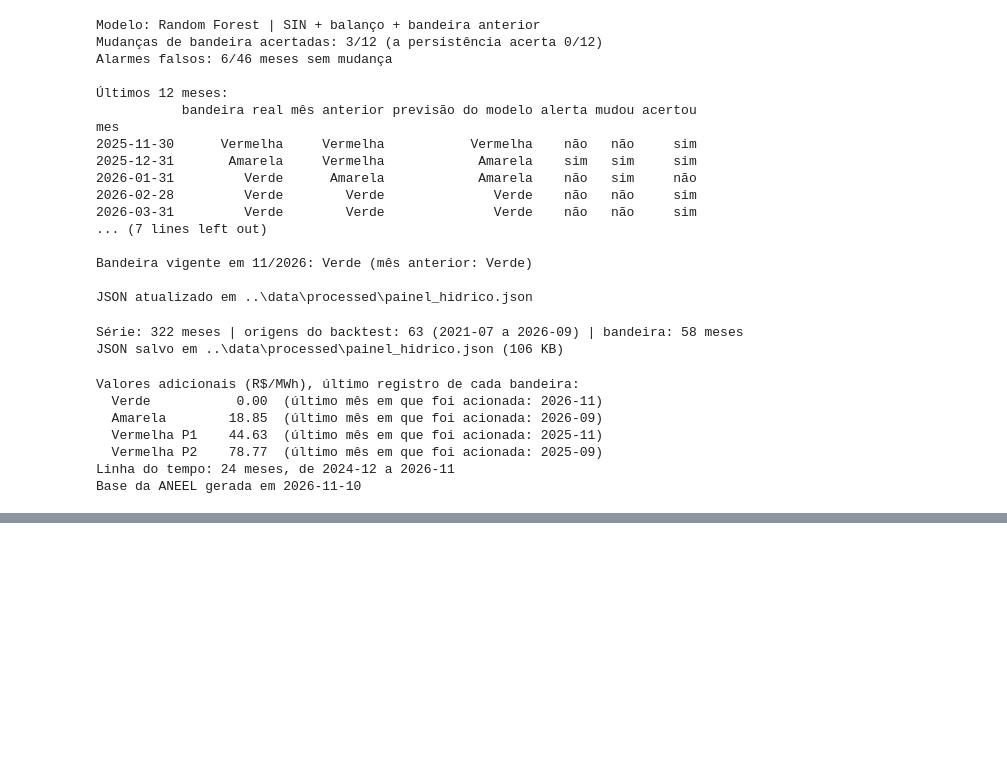
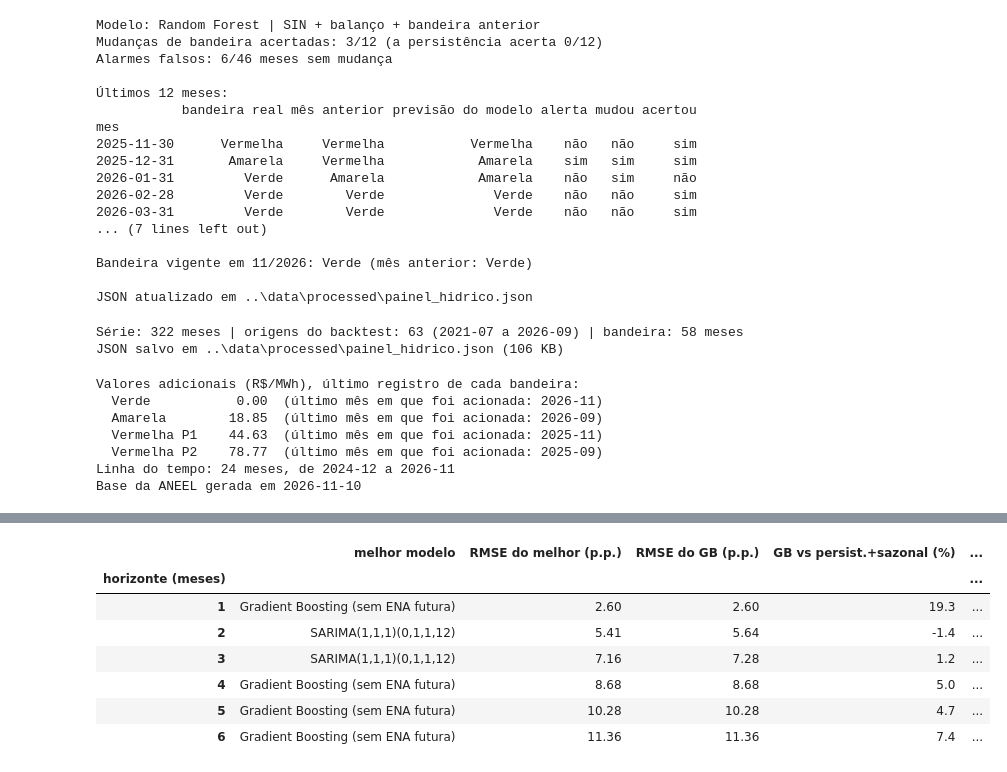
Before and after one commit to cristianomack/projeto-aplicado-iv, a Jupyter notebook: notebooks/cd_projeto_aplicado_IV_doc.ipynb, the cells around one changed output, grey strips where cells are left out. Saved outputs shown, nothing was run; the diff lists cells and outputs as text; code cells hidden in the pictures; blank space fills up the shorter version.

```diff
--- a/notebooks/cd_projeto_aplicado_IV_doc.ipynb
+++ b/notebooks/cd_projeto_aplicado_IV_doc.ipynb
@@ -1745,0 +1744,23 @@ Colocar os links do vídeo (apresentação com apoio de slides).
+# %%
+gb = rmse_h.loc["Gradient Boosting (sem ENA futura)"]
+sz = rmse_h.loc["Persistência + variação sazonal"]
+
+resumo = pd.DataFrame({
+    "melhor modelo": rmse_h.idxmin(),
+    "RMSE do melhor (p.p.)": rmse_h.min().round(2),
+    "RMSE do GB (p.p.)": gb.round(2),
+    "GB vs persist.+sazonal (%)": ((1 - gb / sz) * 100).round(1),
+    "cobertura 80% no teste": cobertura["cobertura no teste"].round(2),
+    "largura média (p.p.)": cobertura["largura média (p.p.)"].round(1),
+})
+resumo.index.name = "horizonte (meses)"
+resumo
+# %% [output]
+|  | melhor modelo | RMSE do melhor (p.p.) | RMSE do GB (p.p.) | GB vs persist.+sazonal (%) | ... |
+| horizonte (meses) |  |  |  |  | ... |
+| 1 | Gradient Boosting (sem ENA futura) | 2.60 | 2.60 | 19.3 | ... |
+| 2 | SARIMA(1,1,1)(0,1,1,12) | 5.41 | 5.64 | -1.4 | ... |
+| 3 | SARIMA(1,1,1)(0,1,1,12) | 7.16 | 7.28 | 1.2 | ... |
+| 4 | Gradient Boosting (sem ENA futura) | 8.68 | 8.68 | 5.0 | ... |
+| 5 | Gradient Boosting (sem ENA futura) | 10.28 | 10.28 | 4.7 | ... |
+| 6 | Gradient Boosting (sem ENA futura) | 11.36 | 11.36 | 7.4 | ... |
```
Also changed, not shown: parts of 26 cells of this notebook, 3 other files.
